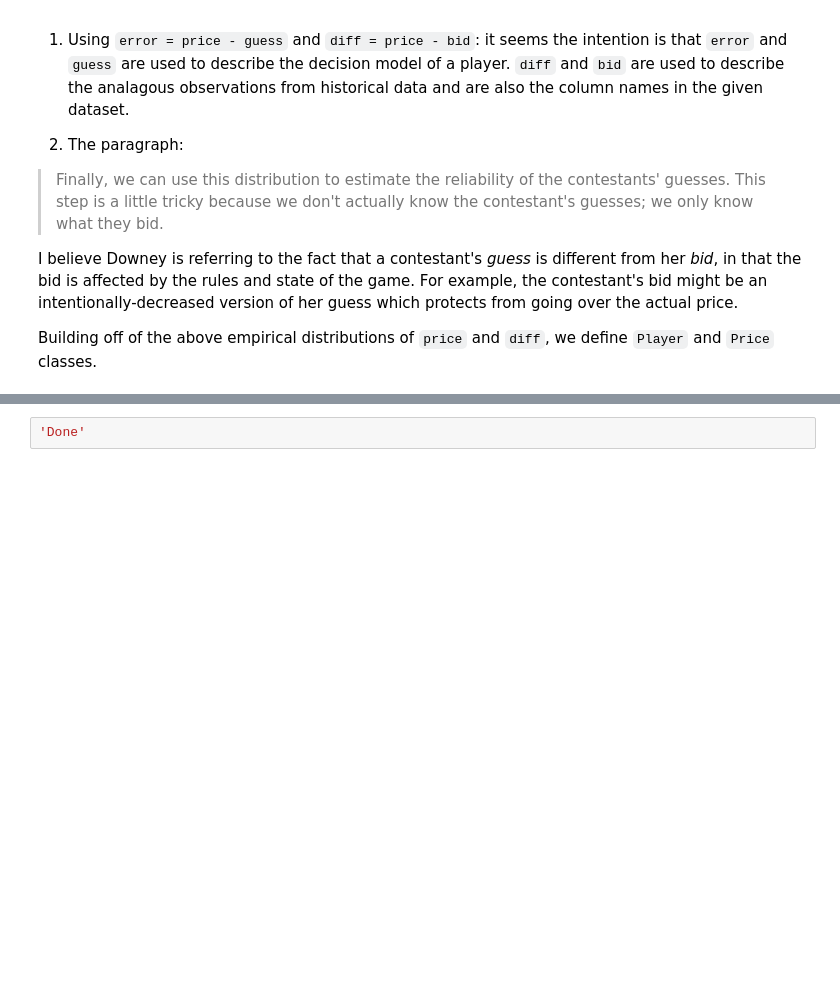
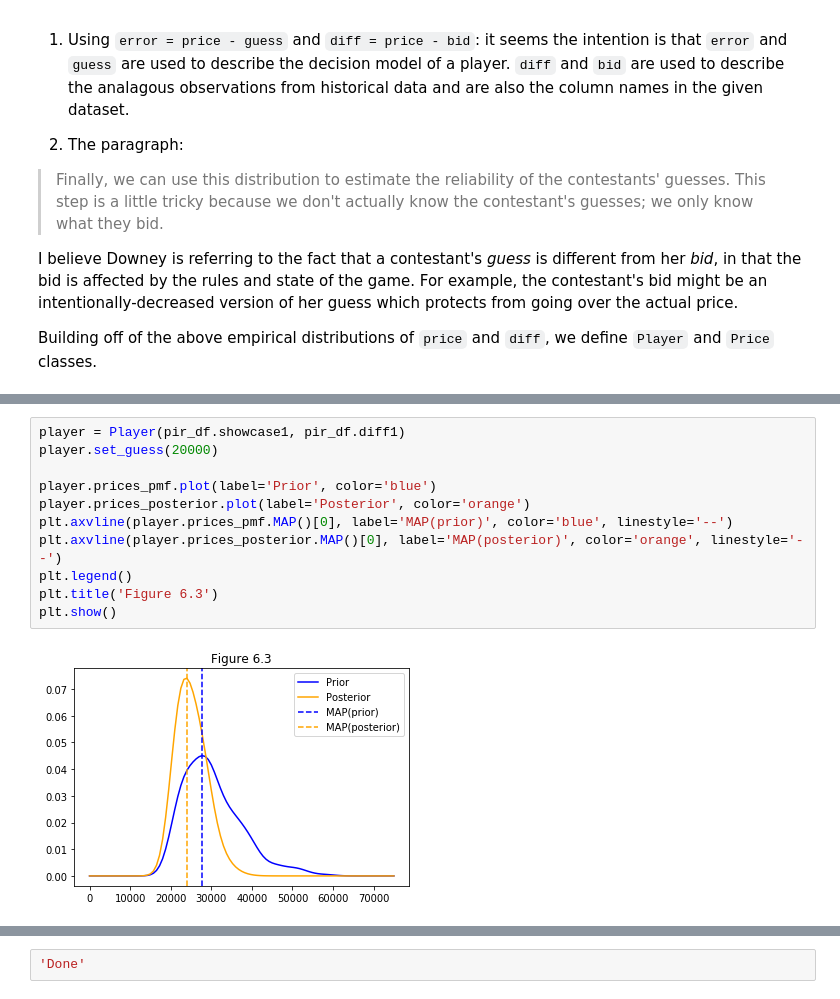
Before and after one commit to alexklibisz/exercises, a Jupyter notebook: think-bayes/chap06.ipynb, the cells around one changed output, grey strips where cells are left out. Cells and saved outputs as stored; diff of their text form; blank space fills up the shorter version.

```diff
--- a/think-bayes/chap06.ipynb
+++ b/think-bayes/chap06.ipynb
@@ -937,0 +176,13 @@ plt.show()
+# %%
+player = Player(pir_df.showcase1, pir_df.diff1)
+player.set_guess(20000)
+
+player.prices_pmf.plot(label='Prior', color='blue')
+player.prices_posterior.plot(label='Posterior', color='orange')
+plt.axvline(player.prices_pmf.MAP()[0], label='MAP(prior)', color='blue', linestyle='--')
+plt.axvline(player.prices_posterior.MAP()[0], label='MAP(posterior)', color='orange', linestyle='--')
+plt.legend()
+plt.title('Figure 6.3')
+plt.show()
+# %% [output]
+[figure, added]
```
Also changed, not shown: parts of 92 cells of this notebook, 1 other file.
